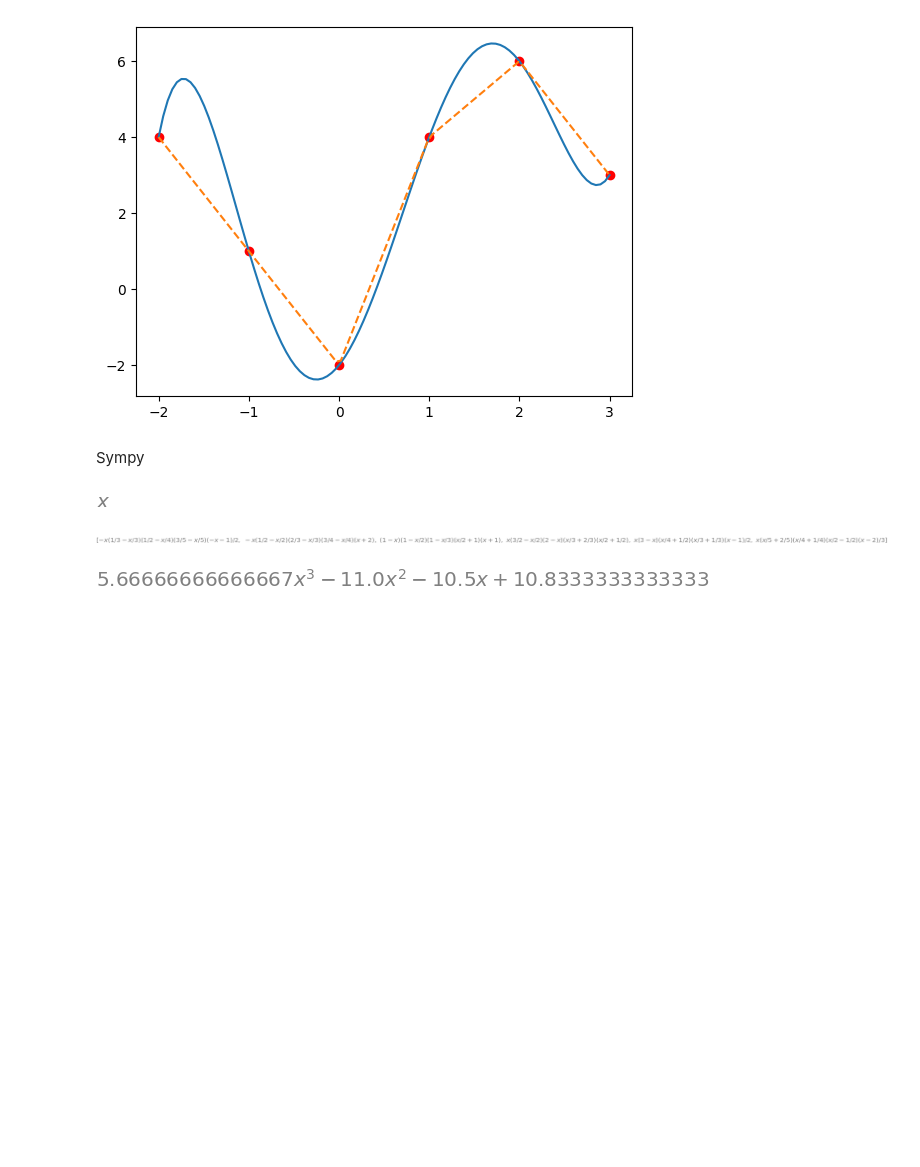
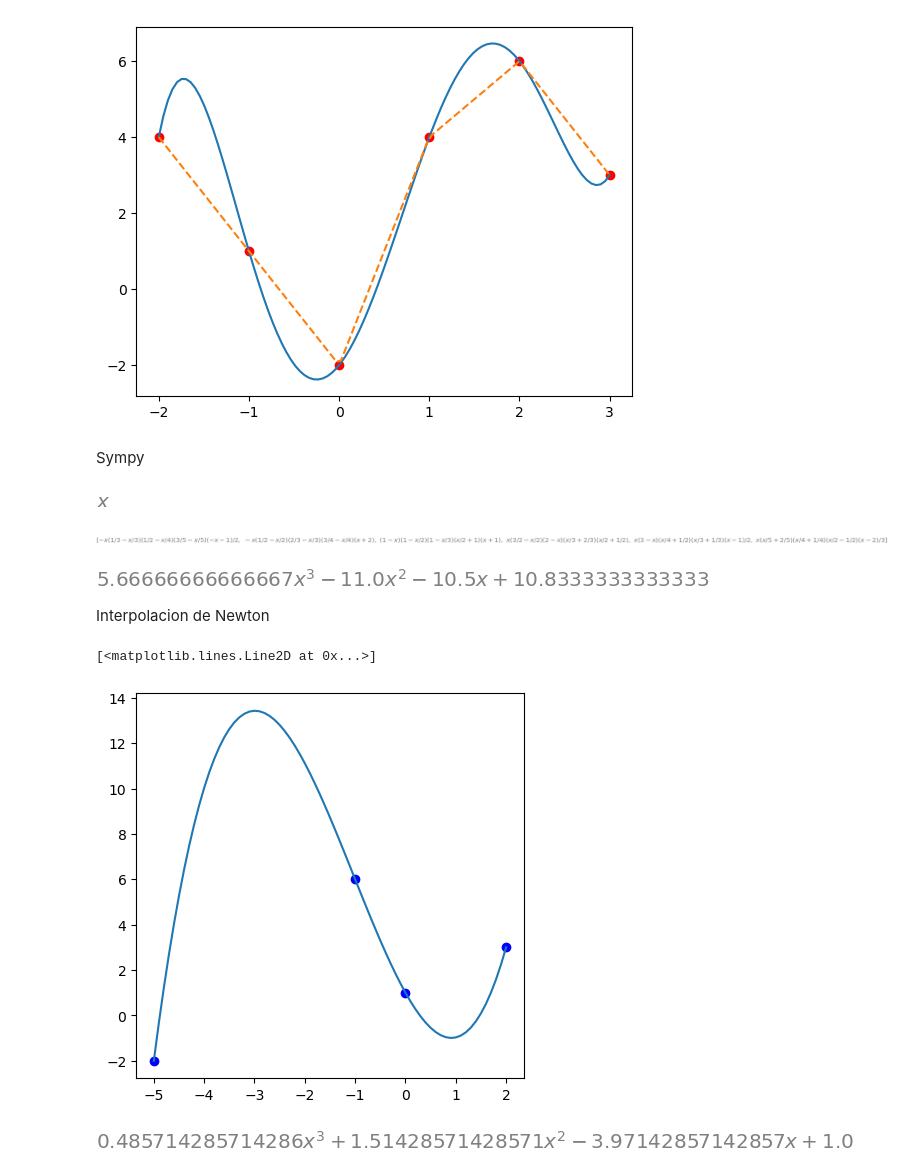
Before and after one commit to DANI2579/MetodosI_MateoRubio_DanielaLancheros, a Jupyter notebook: Repaso Parcial 1/Repaso_semana4.ipynb, the cells around one changed output. Saved outputs shown, nothing was run; the diff lists cells and outputs as text; code cells hidden in the pictures; blank space fills up the shorter version.

```diff
--- a/Repaso Parcial 1/Repaso_semana4.ipynb
+++ b/Repaso Parcial 1/Repaso_semana4.ipynb
@@ -92,3 +95,51 @@ df = sym.diff(f,xa,2)
 df
 # %% [output]
 [figure]
+# %% [markdown]
+Interpolacion de Newton
+# %%
+##Se tiene el conjunto soporte:
+X = np.array([-5, -1, 0, 2])
+Y = np.array([-2, 6, 1, 3])
+
+##Este es el proceso para obtener las diferencias divididas:
+#Diferencia divida solo para dos valores del conjunto soporte
+f1 = (Y[1]-Y[0])/(X[1]-X[0])
+f2 = (Y[2]-Y[1])/(X[2]-X[1])
+
+def diferencia_dividida(X,Y):
+    matrix = np.zeros((X.shape[0],Y.shape[0]))
+    matrix[:,0] = Y
+    for j in range(1,matrix.shape[0]):
+        for i in range(matrix.shape[1]-j):
+            matrix[i][j] = (matrix[i+1][j-1] - matrix[i][j-1])/(X[i+j]-X[i])
+    return matrix
+
+def multiplicatoria_newton(X,x,k):
+    result = 1
+    for i in range(k):
+        result*=(x-X[i])
+    return result
+
+def interpolacion_newton(X,Y,x):
+    result = 0
+    coefi = diferencia_dividida(X,Y)[0,:]
+    for k in range(X.shape[0]):
+        result += coefi[k]*multiplicatoria_newton(X,x,k)
+    return result
+
+x_new = np.arange(-5, 2.1, .1)
+y_new = interpolacion_newton(X, Y, x_new)
+
+plt.figure(figsize = (5, 5))
+plt.plot(X, Y, 'bo')
+plt.plot(x_new, y_new)
+# %% [output]
+[<matplotlib.lines.Line2D at 0x...>]
+[figure, added]
+# %%
+x = sym.Symbol('x',real=True)
+y = interpolacion_newton(X,Y,x).simplify()
+y
+# %% [output]
+[figure, added]
```
Also changed, not shown: parts of 4 cells of this notebook, 1 other file.
